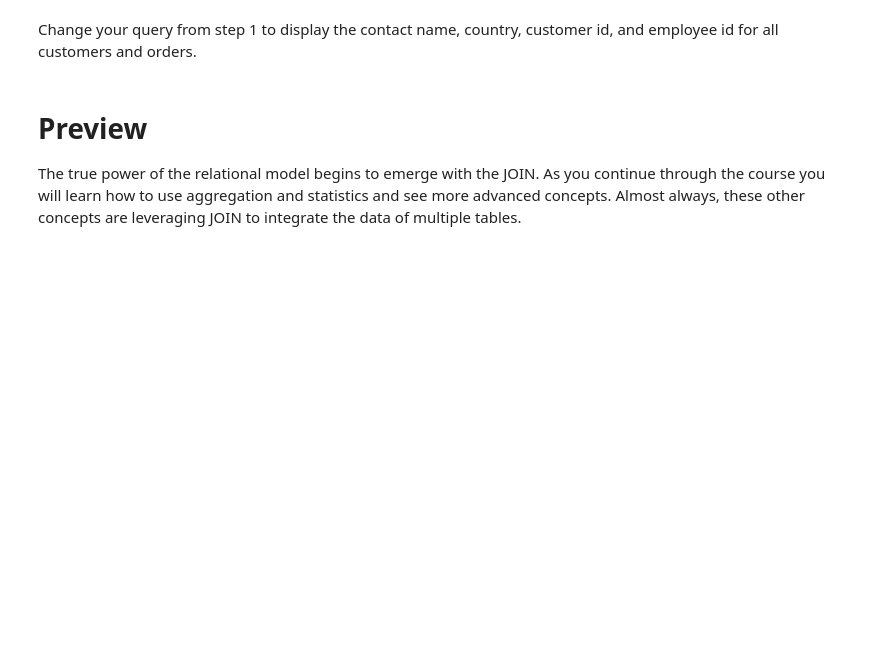
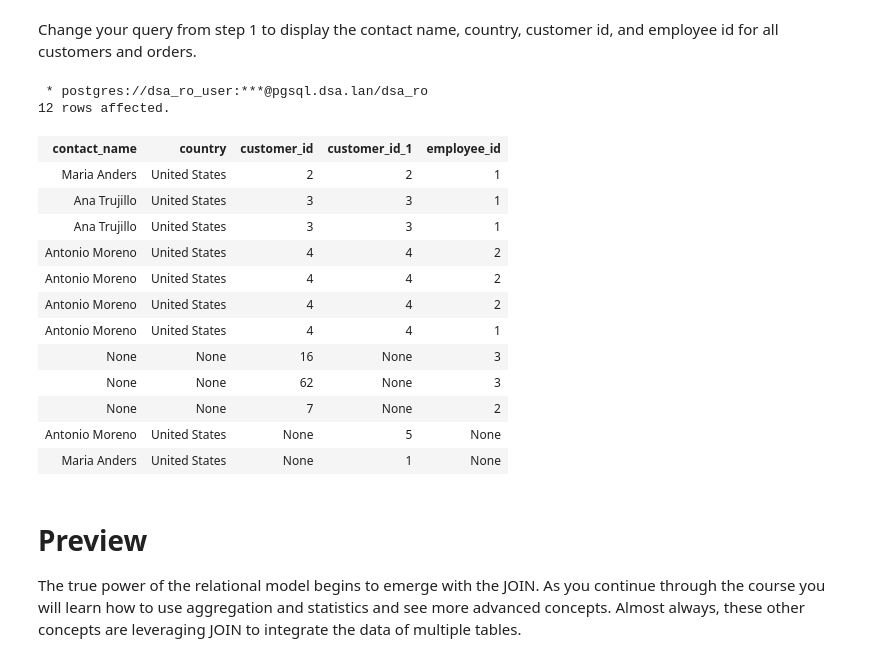
Before and after one commit to BlakeBigG/Database_and_Analytics_MS, a Jupyter notebook: modules/module3/practices/M3-P1-Joins.ipynb, the cells around one changed output. Drawn from its saved outputs; the diff is of its cells as text; code cells hidden in the pictures; blank space fills up the shorter version.

```diff
--- a/modules/module3/practices/M3-P1-Joins.ipynb
+++ b/modules/module3/practices/M3-P1-Joins.ipynb
@@ -390,3 +713,25 @@ Change your query from step 1 to display the contact name, country, customer id,
+# %%
+%%sql
+
+SELECT contact_name, country, orders.customer_id, customers.customer_id, employee_id # Using just customer_id resulted in an error
+FROM orders FULL OUTER JOIN customers
+ON orders.customer_id = customers.customer_id;
+# %% [output]
+ * postgres://dsa_ro_user:***@pgsql.dsa.lan/dsa_ro
+12 rows affected.
+| contact_name | country | customer_id | customer_id_1 | employee_id |
+| Maria Anders | United States | 2 | 2 | 1 |
+| Ana Trujillo | United States | 3 | 3 | 1 |
+| Ana Trujillo | United States | 3 | 3 | 1 |
+| Antonio Moreno | United States | 4 | 4 | 2 |
+| Antonio Moreno | United States | 4 | 4 | 2 |
+| Antonio Moreno | United States | 4 | 4 | 2 |
+| Antonio Moreno | United States | 4 | 4 | 1 |
+| None | None | 16 | None | 3 |
+| None | None | 62 | None | 3 |
+| None | None | 7 | None | 2 |
+| Antonio Moreno | United States | None | 5 | None |
+| Maria Anders | United States | None | 1 | None |
 # %% [markdown]
 # Preview
 
```
Also changed, not shown: parts of 38 cells of this notebook, 2 other files.
